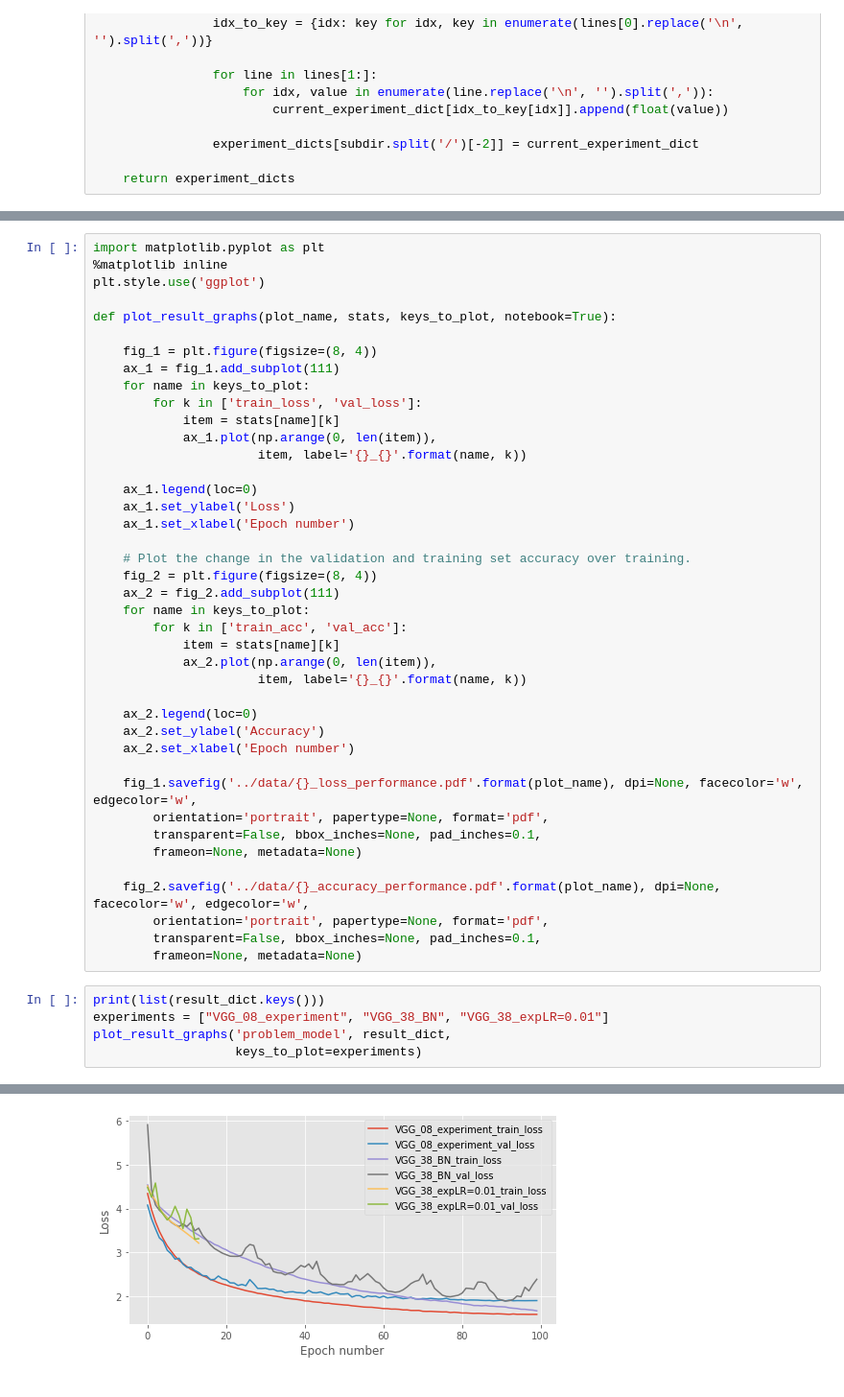
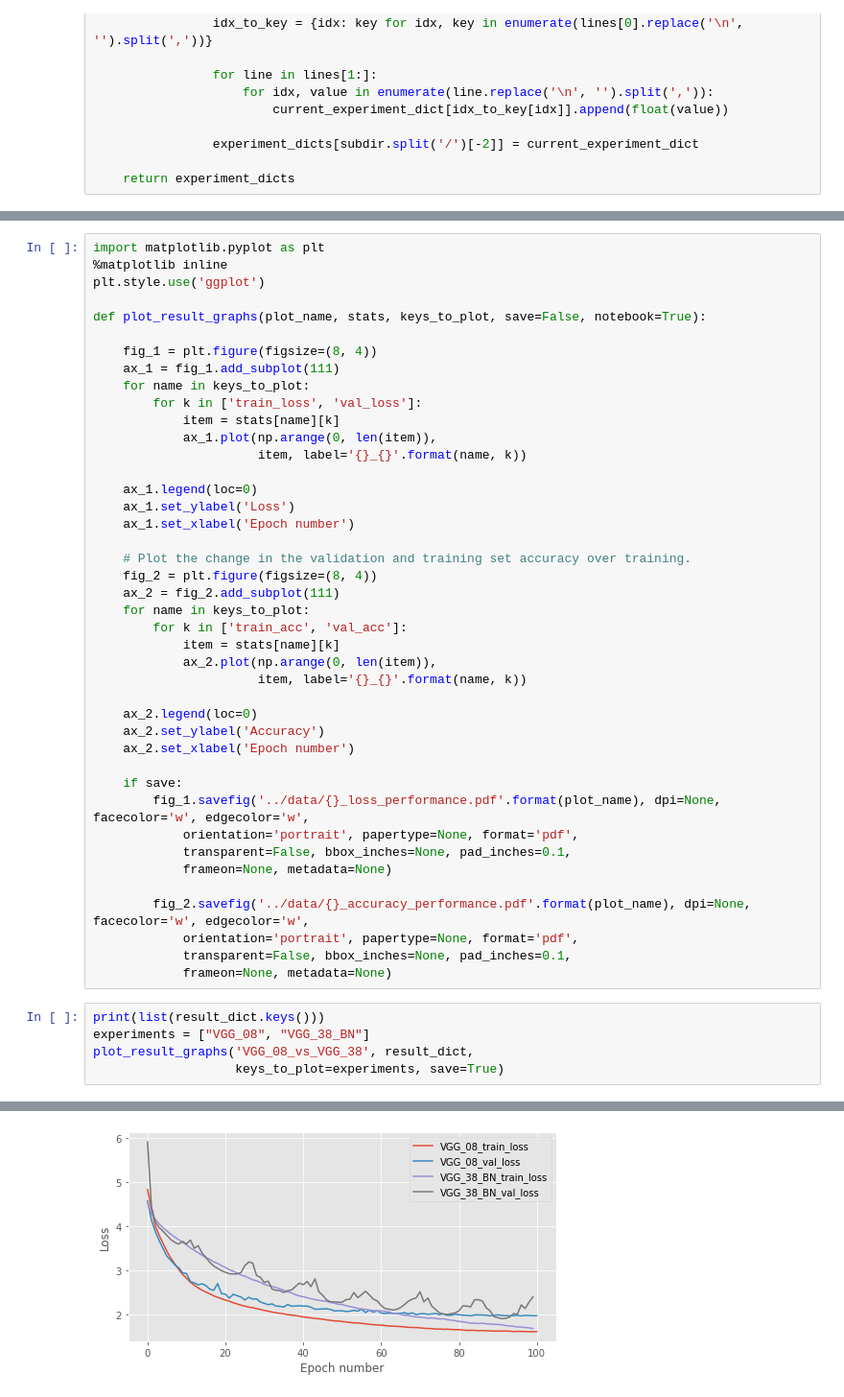
Before and after one commit to rokasgie/mlpractical, a Jupyter notebook: notebooks/Plot_Results.ipynb, the cells around one changed output, grey strips where cells are left out. Shown at 96% size. Drawn from its saved outputs; the diff is of its cells as text.

Commit message:
Improved graphing

```diff
--- a/notebooks/Plot_Results.ipynb
+++ b/notebooks/Plot_Results.ipynb
@@ -50,7 +49,7 @@ import matplotlib.pyplot as plt
 %matplotlib inline
 plt.style.use('ggplot')
 
-def plot_result_graphs(plot_name, stats, keys_to_plot, notebook=True):
+def plot_result_graphs(plot_name, stats, keys_to_plot, save=False, notebook=True):
 
     fig_1 = plt.figure(figsize=(8, 4))
     ax_1 = fig_1.add_subplot(111)
@@ -77,18 +76,19 @@ def plot_result_graphs(plot_name, stats, keys_to_plot, notebook=True):
     ax_2.set_ylabel('Accuracy')
     ax_2.set_xlabel('Epoch number')
 
-    fig_1.savefig('../data/{}_loss_performance.pdf'.format(plot_name), dpi=None, facecolor='w', edgecolor='w',
-        orientation='portrait', papertype=None, format='pdf',
-        transparent=False, bbox_inches=None, pad_inches=0.1,
-        frameon=None, metadata=None)
+    if save:
+        fig_1.savefig('../data/{}_loss_performance.pdf'.format(plot_name), dpi=None, facecolor='w', edgecolor='w',
+            orientation='portrait', papertype=None, format='pdf',
+            transparent=False, bbox_inches=None, pad_inches=0.1,
+            frameon=None, metadata=None)
 
-    fig_2.savefig('../data/{}_accuracy_performance.pdf'.format(plot_name), dpi=None, facecolor='w', edgecolor='w',
-        orientation='portrait', papertype=None, format='pdf',
-        transparent=False, bbox_inches=None, pad_inches=0.1,
-        frameon=None, metadata=None)
+        fig_2.savefig('../data/{}_accuracy_performance.pdf'.format(plot_name), dpi=None, facecolor='w', edgecolor='w',
+            orientation='portrait', papertype=None, format='pdf',
+            transparent=False, bbox_inches=None, pad_inches=0.1,
+            frameon=None, metadata=None)
 # %%
 print(list(result_dict.keys()))
-experiments = ["VGG_08_experiment", "VGG_38_BN", "VGG_38_expLR=0.01"]
-plot_result_graphs('problem_model', result_dict,
-                   keys_to_plot=experiments)
+experiments = ["VGG_08", "VGG_38_BN"]
+plot_result_graphs('VGG_08_vs_VGG_38', result_dict,
+                   keys_to_plot=experiments, save=True)
 # %% [output]
@@ -96 +98 @@ plot_result_graphs('problem_model', result_dict,
-[figure, old version]
+[figure, new version]
```
Also changed, not shown: parts of 2 cells of this notebook, 10 other files.
